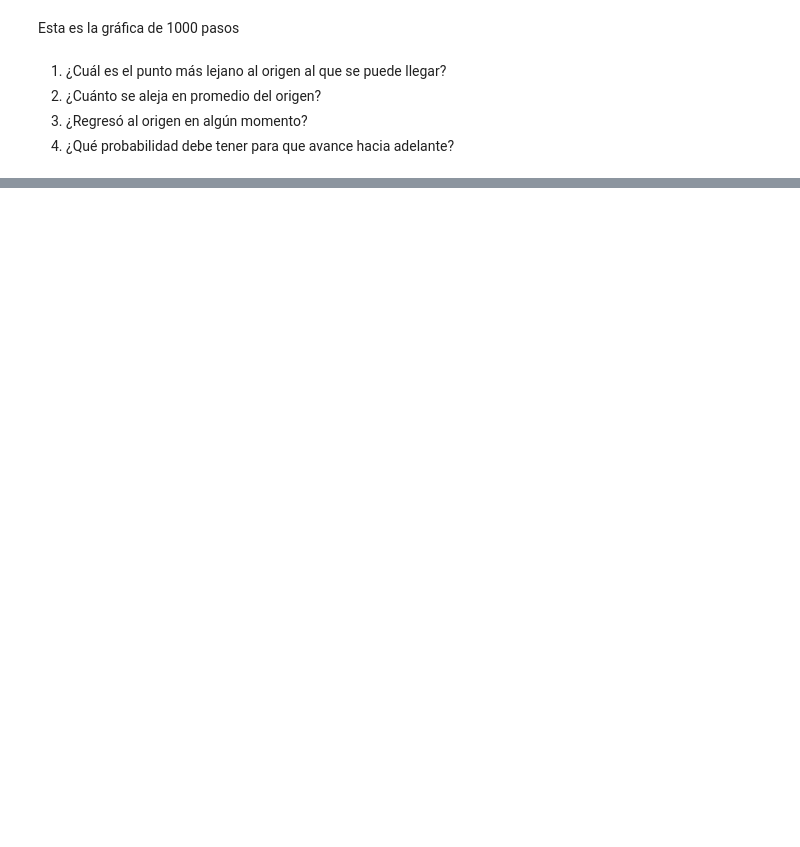
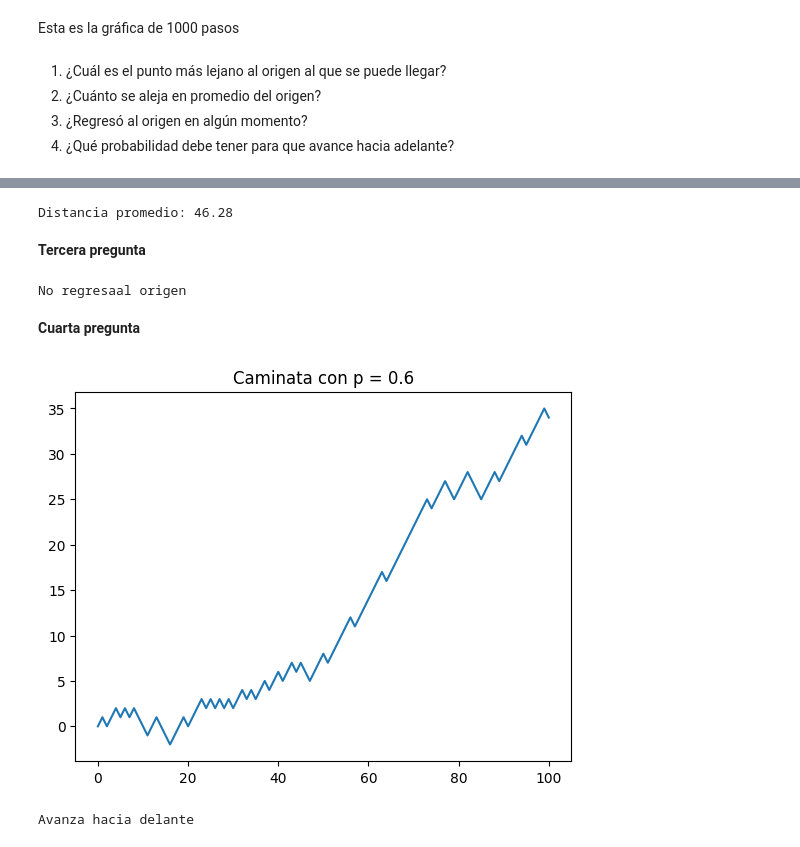
Before and after one commit to gonzalezzayra/Procesos-Estocasticos-, a Jupyter notebook: Caminata_aleatoria_1D.ipynb, the cells around one changed output, grey strips where cells are left out. Saved outputs shown, nothing was run; the diff lists cells and outputs as text; code cells hidden in the pictures; blank space fills up the shorter version.

```diff
--- a/Caminata_aleatoria_1D.ipynb
+++ b/Caminata_aleatoria_1D.ipynb
@@ -95,0 +158,6 @@ Esta es la gráfica de 1000 pasos
+# %%
+print("Distancia promedio:", caminata3prom(pb))
+# %% [output]
+Distancia promedio: 46.28
+# %% [markdown]
+**Tercera pregunta**
@@ -95,0 +187,38 @@ Esta es la gráfica de 1000 pasos
+# %%
+caminata3or(pb)
+# %% [output]
+No regresaal origen
+# %% [markdown]
+**Cuarta pregunta**
+# %%
+def caminata3de(pb):
+    pasos = []
+    sum = 0
+    l = [0]
+    n = 100
+
+    for i in range(n):
+        u = r.random()
+        if u < pb:
+            paso = 1
+        else:
+            paso = -1
+
+        sum += paso
+        l.append(sum)
+
+    #Gráfica con p = 0.6, para notar la diferencia
+
+    plt.plot(l)
+    plt.title("Caminata con p = 0.6")
+    plt.show()
+
+    #Si la probabilidad es mayor a 0.5, avanza hacia delante
+    if pb > 0.5:
+        print("Avanza hacia delante")
+
+#Se evalua en 0.6
+caminata3de(0.6)
+# %% [output]
+[figure, added]
+Avanza hacia delante
```
Also changed, not shown: parts of 12 cells of this notebook.
